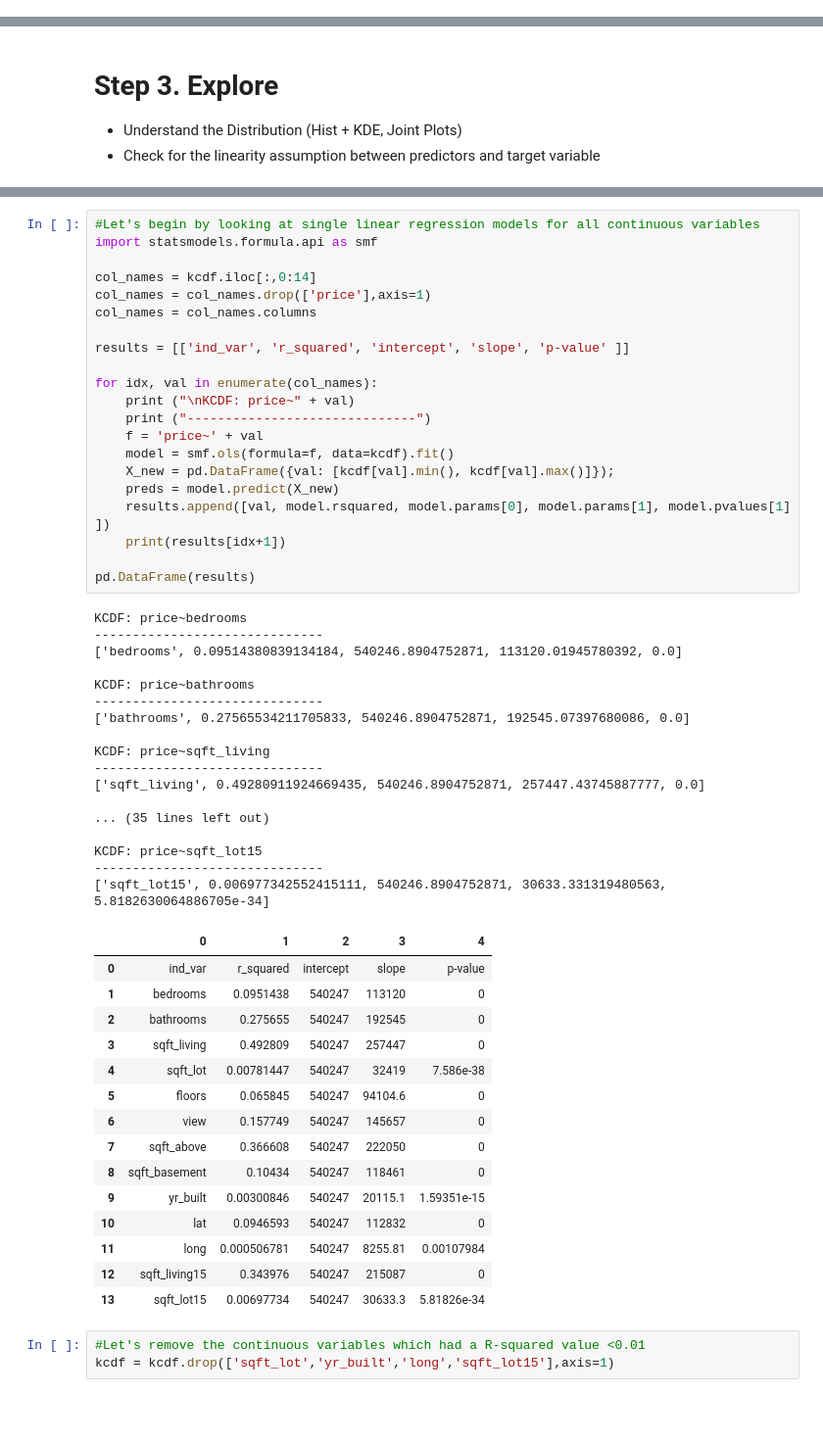
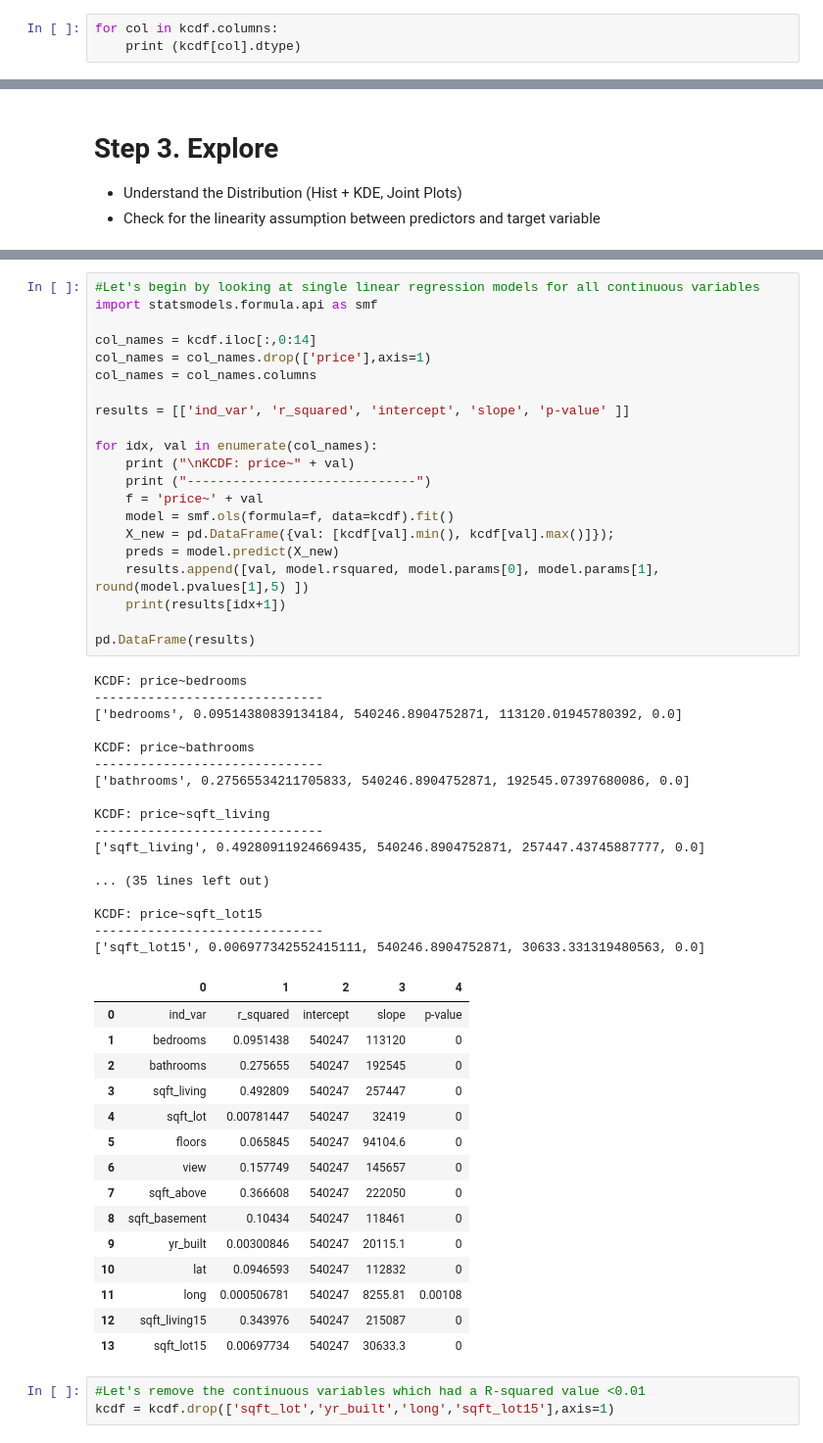
Before and after one commit to nxd0/dsc-1-final-project-online-ds-sp-000, a Jupyter notebook: student.ipynb, the cells around one changed output, grey strips where cells are left out. Shown at 98% size. Drawn from its saved outputs; the diff is of its cells as text; blank space fills up the shorter version.

```diff
--- a/student.ipynb
+++ b/student.ipynb
@@ -547,3 +548,6 @@ sns.heatmap(corr, mask=mask, cmap=cmap, vmax=.3, center=0,
 #Not too bad! Lot's of weak correlations but nothing problematic. We can proceed.
 # %% [markdown]
 ### Normalizing Numerical Data
+# %%
+for col in kcdf.columns:
+    print (kcdf[col].dtype)
@@ -692,45 +732,45 @@ for idx, val in enumerate(col_names):
     print ("------------------------------")
     f = 'price~' + val
     model = smf.ols(formula=f, data=kcdf).fit()
     X_new = pd.DataFrame({val: [kcdf[val].min(), kcdf[val].max()]});
     preds = model.predict(X_new)
-    results.append([val, model.rsquared, model.params[0], model.params[1], model.pvalues[1] ])
+    results.append([val, model.rsquared, model.params[0], model.params[1], round(model.pvalues[1],5) ])
     print(results[idx+1])
 
 pd.DataFrame(results)
 # %% [output]
 KCDF: price~bedrooms
 ------------------------------
 ['bedrooms', 0.09514380839134184, 540246.8904752871, 113120.01945780392, 0.0]
 
 KCDF: price~bathrooms
 ------------------------------
 ['bathrooms', 0.27565534211705833, 540246.8904752871, 192545.07397680086, 0.0]
 
 KCDF: price~sqft_living
 ------------------------------
 ['sqft_living', 0.49280911924669435, 540246.8904752871, 257447.43745887777, 0.0]
 
 ... (35 lines left out)
 
 KCDF: price~sqft_lot15
 ------------------------------
-['sqft_lot15', 0.006977342552415111, 540246.8904752871, 30633.331319480563, 5.8182630064886705e-34]
+['sqft_lot15', 0.006977342552415111, 540246.8904752871, 30633.331319480563, 0.0]
 |  | 0 | 1 | 2 | 3 | 4 |
 | 0 | ind_var | r_squared | intercept | slope | p-value |
 | 1 | bedrooms | 0.0951438 | 540247 | 113120 | 0 |
 | 2 | bathrooms | 0.275655 | 540247 | 192545 | 0 |
 | 3 | sqft_living | 0.492809 | 540247 | 257447 | 0 |
-| 4 | sqft_lot | 0.00781447 | 540247 | 32419 | 7.586e-38 |
+| 4 | sqft_lot | 0.00781447 | 540247 | 32419 | 0 |
 | 5 | floors | 0.065845 | 540247 | 94104.6 | 0 |
 | 6 | view | 0.157749 | 540247 | 145657 | 0 |
 | 7 | sqft_above | 0.366608 | 540247 | 222050 | 0 |
 | 8 | sqft_basement | 0.10434 | 540247 | 118461 | 0 |
-| 9 | yr_built | 0.00300846 | 540247 | 20115.1 | 1.59351e-15 |
+| 9 | yr_built | 0.00300846 | 540247 | 20115.1 | 0 |
 | 10 | lat | 0.0946593 | 540247 | 112832 | 0 |
-| 11 | long | 0.000506781 | 540247 | 8255.81 | 0.00107984 |
+| 11 | long | 0.000506781 | 540247 | 8255.81 | 0.00108 |
 | 12 | sqft_living15 | 0.343976 | 540247 | 215087 | 0 |
-| 13 | sqft_lot15 | 0.00697734 | 540247 | 30633.3 | 5.81826e-34 |
+| 13 | sqft_lot15 | 0.00697734 | 540247 | 30633.3 | 0 |
 # %%
 #Let's remove the continuous variables which had a R-squared value <0.01
 kcdf = kcdf.drop(['sqft_lot','yr_built','long','sqft_lot15'],axis=1)
```
Also changed, not shown: parts of 52 cells of this notebook, 1 other file.
